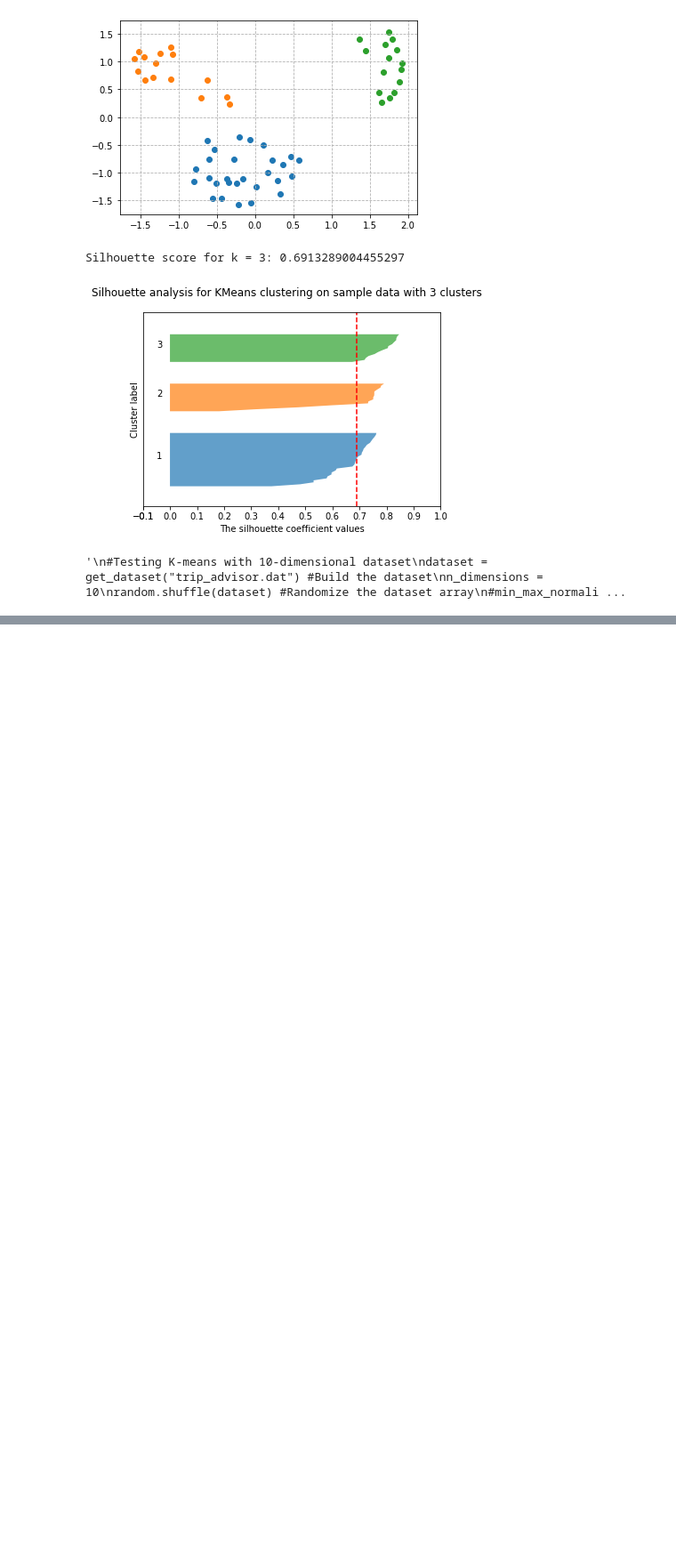
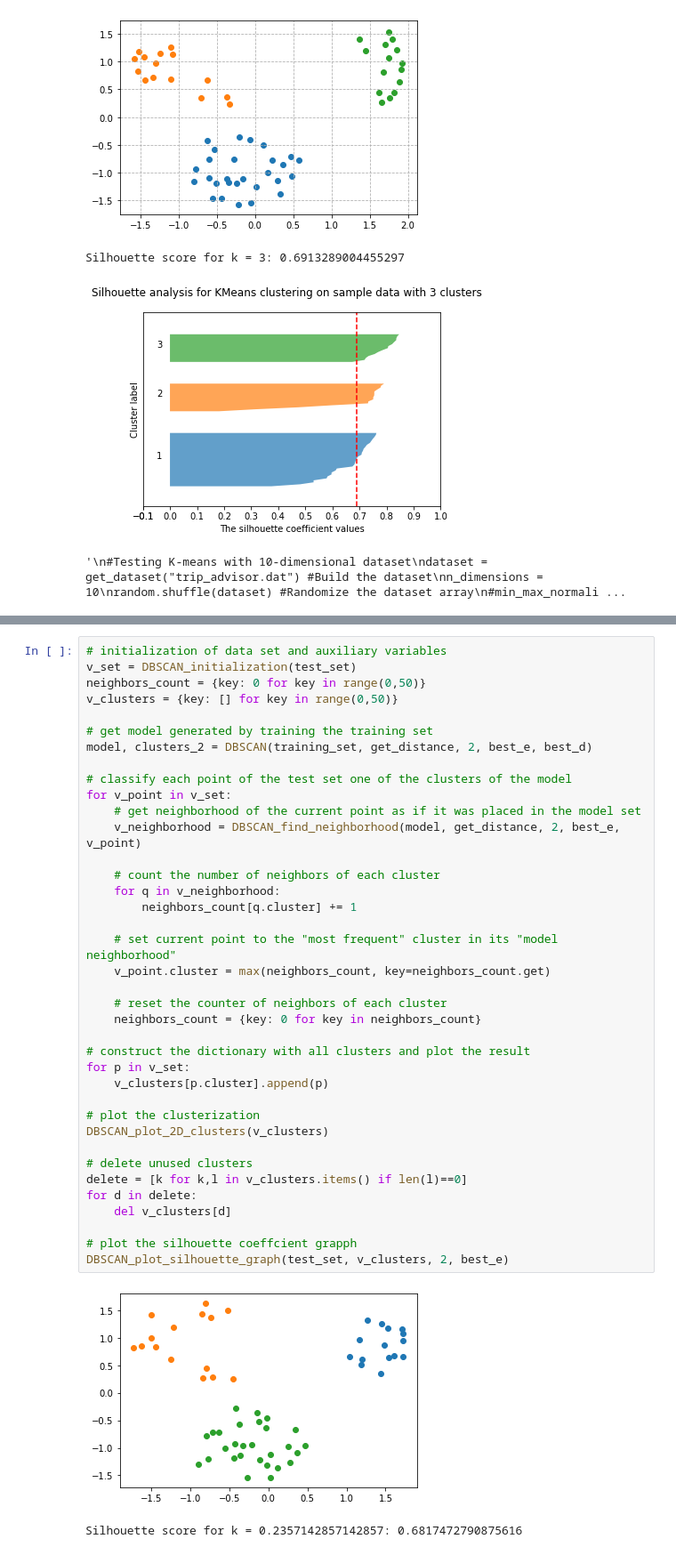
Before and after one commit to fcpereira97/MO444, a Jupyter notebook: Projeto 1/Projeto 1 - Notebook.ipynb, the cells around one changed output, grey strips where cells are left out. Shown at 89% size. Cells and saved outputs as stored; diff of their text form; blank space fills up the shorter version.

```diff
--- a/Projeto 1/Projeto 1 - Notebook.ipynb
+++ b/Projeto 1/Projeto 1 - Notebook.ipynb
@@ -540,0 +714,41 @@ def DBSCAN(dataset, dist_func, dim, eps, minDensity):
+# %%
+# initialization of data set and auxiliary variables
+v_set = DBSCAN_initialization(test_set)
+neighbors_count = {key: 0 for key in range(0,50)}
+v_clusters = {key: [] for key in range(0,50)}
+
+# get model generated by training the training set
+model, clusters_2 = DBSCAN(training_set, get_distance, 2, best_e, best_d)
+
+# classify each point of the test set one of the clusters of the model
+for v_point in v_set:
+    # get neighborhood of the current point as if it was placed in the model set
+    v_neighborhood = DBSCAN_find_neighborhood(model, get_distance, 2, best_e, v_point)
+
+    # count the number of neighbors of each cluster
+    for q in v_neighborhood:
+        neighbors_count[q.cluster] += 1
+
+    # set current point to the "most frequent" cluster in its "model neighborhood"
+    v_point.cluster = max(neighbors_count, key=neighbors_count.get)
+
+    # reset the counter of neighbors of each cluster
+    neighbors_count = {key: 0 for key in neighbors_count}
+
+# construct the dictionary with all clusters and plot the result
+for p in v_set:
+    v_clusters[p.cluster].append(p)
+
+# plot the clusterization
+DBSCAN_plot_2D_clusters(v_clusters)
+
+# delete unused clusters
+delete = [k for k,l in v_clusters.items() if len(l)==0]
+for d in delete:
+    del v_clusters[d]
+
+# plot the silhouette coeffcient grapph
+DBSCAN_plot_silhouette_graph(test_set, v_clusters, 2, best_e)
+# %% [output]
+[figure, added]
+Silhouette score for k = 0.2357142857142857: 0.6817472790875616
```
Also changed, not shown: parts of 55 cells of this notebook.
